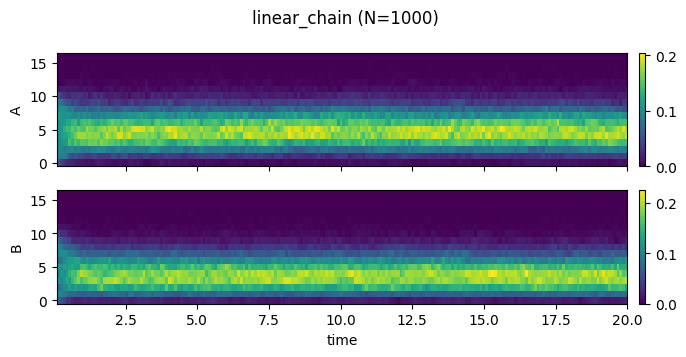
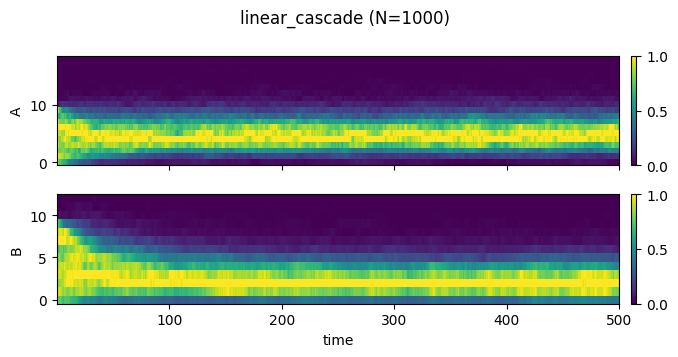
The notebook cell's code change between the first figure and the second:
--- before
+++ after
@@ -1,6 +1,6 @@
-# Linear activation chain. A is produced at a constant rate and decays first-order;
-# A then activates B through a Hill term. The simplest open signalling cascade — useful as
-# a baseline for studying propagation delay and noise filtering.
+# Linear activation cascade. A is produced at a constant rate and decays first-order.
+# A then activates B through a Hill term. The simplest open signalling cascade.
 # Species: A (upstream driver), B (downstream target).
-x0 = jax.random.randint(jax.random.PRNGKey(7), (N_REPLICATES, 2), minval=0, maxval=11)
-run_and_plot_distribution(models.linear_chain, x0=x0)
+# Seed both species ~ Uniform{0..10} (wider than the SS spread of ⟨A⟩=5, ⟨B⟩≈2.55).
+x0 = jax.random.randint(jax.random.PRNGKey(7), (N_REPLICATES, 2), minval=0, maxval=10)
+run_and_plot_distribution(models.linear_cascade, x0=x0, n_steps=5000);

Commit: linear cascade params checked